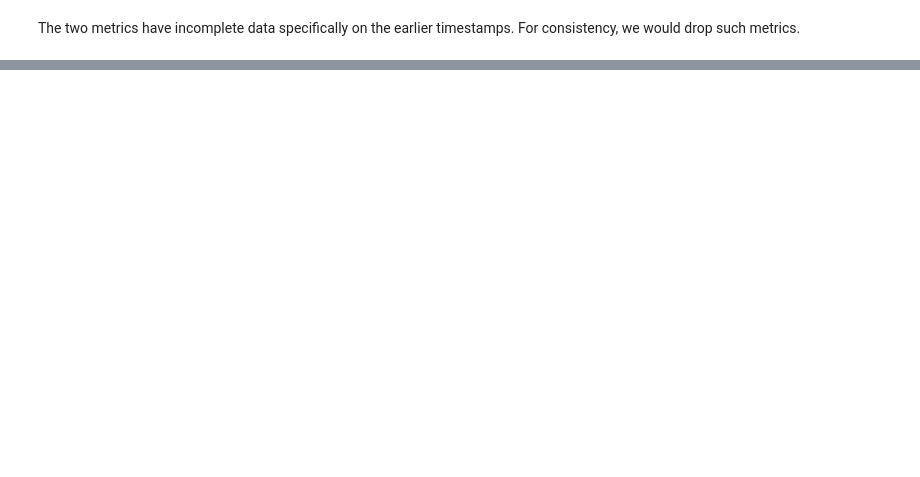
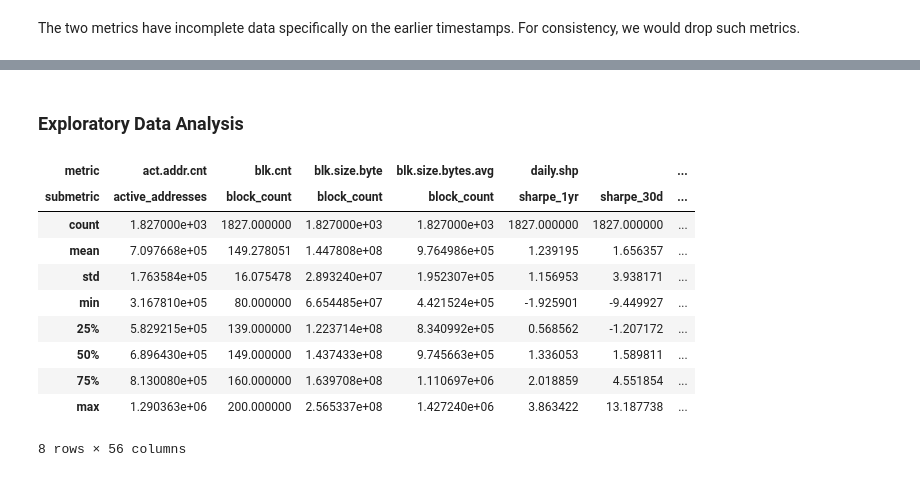
Before and after one commit to KaidenFrizu/recurrent-bitcoin-network, a Jupyter notebook: docs/Documentation.ipynb, the cells around one changed output, grey strips where cells are left out. Drawn from its saved outputs; the diff is of its cells as text; code cells hidden in the pictures; blank space fills up the shorter version.

```diff
--- a/docs/Documentation.ipynb
+++ b/docs/Documentation.ipynb
@@ -178,0 +94,10 @@ data
+# %%
+try:
+    train_df = pd.read_csv('../raw/traindata.csv')
+except FileNotFoundError:
+    train_raw = collector.get_fulldata('BTC', '2016-01-01', '2020-12-31')
+    train_df = pd.concat(
+        [resp.get_melt_data() for resp in train_raw],
+        ignore_index=True
+    )
+    train_df.to_csv('../raw/traindata.csv', index=False)
@@ -451,0 +184,4 @@ np.save('raw/y_dataset.npy', y_dataset)
+# %%
+filter_users_train = train_df['metric'] != 'reddit.active.users'
+filter_subs_train = train_df['metric'] != 'reddit.subscribers'
+train_df = train_df[filter_users_train & filter_subs_train]
@@ -451,0 +192,8 @@ np.save('raw/y_dataset.npy', y_dataset)
+# %%
+wide_train = train_df.pivot_table(
+    index='timestamp',
+    columns=['metric', 'submetric'],
+    values='value'
+)
+
+prices_train = wide_train.pop('price')
@@ -451,0 +334,16 @@ np.save('raw/y_dataset.npy', y_dataset)
+# %% [markdown]
+### Exploratory Data Analysis
+# %%
+wide_train.describe()
+# %% [output]
+| metric | act.addr.cnt | blk.cnt | blk.size.byte | blk.size.bytes.avg | daily.shp |  | ... |
+| submetric | active_addresses | block_count | block_count | block_count | sharpe_1yr | sharpe_30d | ... |
+| count | 1.827000e+03 | 1827.000000 | 1.827000e+03 | 1.827000e+03 | 1827.000000 | 1827.000000 | ... |
+| mean | 7.097668e+05 | 149.278051 | 1.447808e+08 | 9.764986e+05 | 1.239195 | 1.656357 | ... |
+| std | 1.763584e+05 | 16.075478 | 2.893240e+07 | 1.952307e+05 | 1.156953 | 3.938171 | ... |
+| min | 3.167810e+05 | 80.000000 | 6.654485e+07 | 4.421524e+05 | -1.925901 | -9.449927 | ... |
+| 25% | 5.829215e+05 | 139.000000 | 1.223714e+08 | 8.340992e+05 | 0.568562 | -1.207172 | ... |
+| 50% | 6.896430e+05 | 149.000000 | 1.437433e+08 | 9.745663e+05 | 1.336053 | 1.589811 | ... |
+| 75% | 8.130080e+05 | 160.000000 | 1.639708e+08 | 1.110697e+06 | 2.018859 | 4.551854 | ... |
+| max | 1.290363e+06 | 200.000000 | 2.565337e+08 | 1.427240e+06 | 3.863422 | 13.187738 | ... |
+8 rows × 56 columns
```
Also changed, not shown: parts of 81 cells of this notebook, 1 other file.
